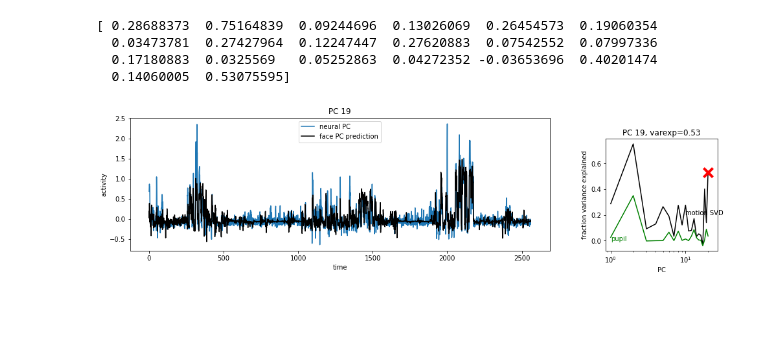
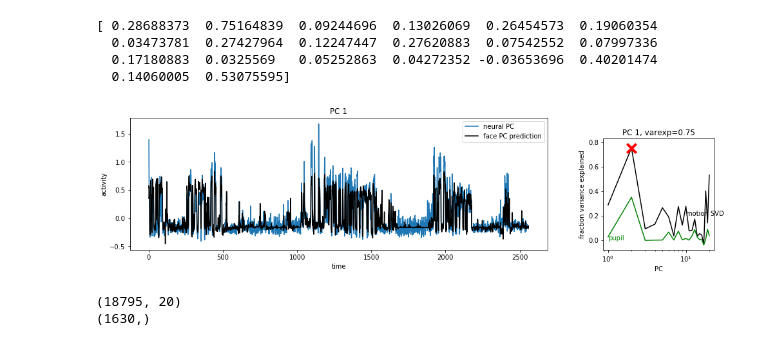
Before and after one commit to MouseLand/EnsemblePursuit, a Jupyter notebook: Visualizations/Behavior_draft.ipynb, the cells around one changed output. Saved outputs shown, nothing was run; the diff lists cells and outputs as text; code cells hidden in the pictures; blank space fills up the shorter version.

```diff
--- a/Visualizations/Behavior_draft.ipynb
+++ b/Visualizations/Behavior_draft.ipynb
@@ -131,25 +131,31 @@ print(varexp)
 # %%
 fig=plt.figure(figsize=(12,3))
 
-ipc = 19 ### which PC to plot
+ipc = 1 ### which PC to plot
 
 ax = fig.add_axes([0.05,.05,.75,.95])
 ax.plot(V[ipc,itest], label='neural PC')
 ax.plot(Vpred[ipc], color='k', label='face PC prediction')
 ax.set_title('PC %d'%ipc)
 ax.set_xlabel('time')
 ax.set_ylabel('activity')
 ax.legend()
 
 ax = fig.add_axes([0.9,.05, .2, .8])
 ax.semilogx(np.arange(1,varexp.size+1), varexp, color='k')
 ax.scatter(ipc+1, varexp[ipc],marker='x',color='r',s=200, lw=4, zorder=10)
 ax.semilogx(np.arange(1,varexp.size+1), varexp_pupil, color=[0.,.5,0])
 ax.text(1,0,'pupil',color=[0,.5,0])
 ax.text(10,0.2,'motion SVD')
 ax.set_xlabel('PC')
 ax.set_ylabel('fraction variance explained')
 ax.set_title('PC %d, varexp=%0.2f'%(ipc,varexp[ipc]))
 plt.show()
 # %% [output]
-[figure, old version]
+[figure, new version]
+# %%
+print(U.shape)
+print(np.nonzero(U[:,0])[0].shape)
+# %% [output]
+(18795, 20)
+(1630,)
```
Also changed, not shown: 1 other file.
